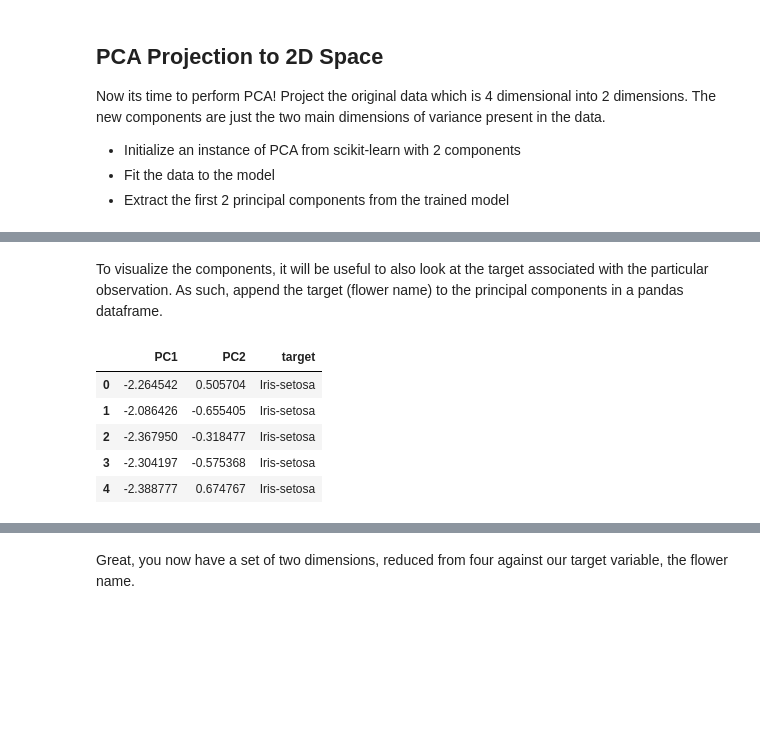
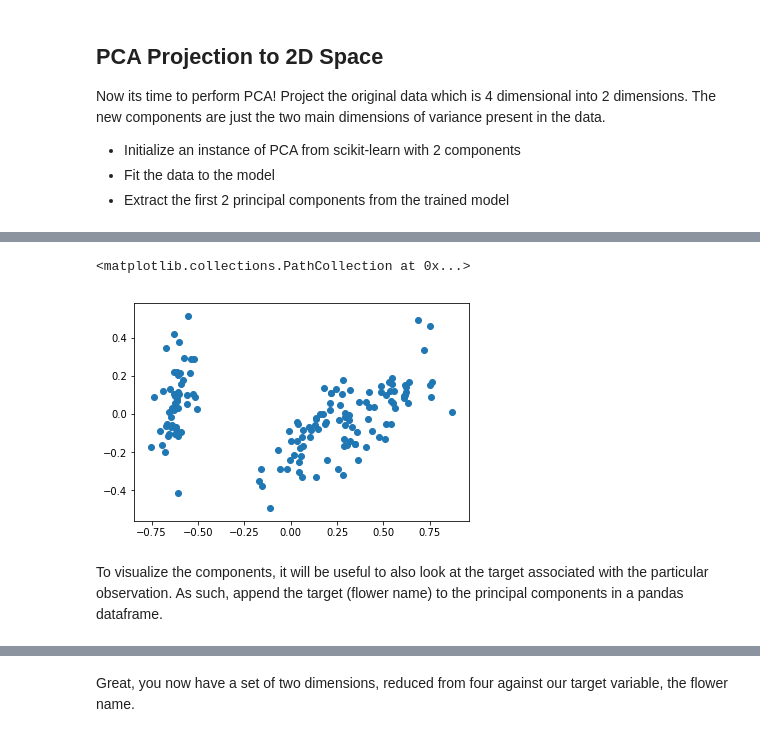
Before and after one commit to giorosati/dsc-3-34-06-performing-principle-component-analysis-online-ds-pt-100118, a Jupyter notebook: index.ipynb, the cells around one changed output, grey strips where cells are left out. Saved outputs shown, nothing was run; the diff lists cells and outputs as text; code cells hidden in the pictures; blank space fills up the shorter version.

```diff
--- a/index.ipynb
+++ b/index.ipynb
@@ -67,6 +92,7 @@ Now its time to perform PCA! Project the original data which is 4 dimensional in
 - Extract the first 2 principal components from the trained model
 # %%
 # Run the PCA algorithm
-
-
-# Your code here
+pca = PCA()
+transformed = pca.fit_transform(features_norm)
+# %%
+trans2 = pd.DataFrame(transformed)
@@ -72,0 +108,3 @@ Now its time to perform PCA! Project the original data which is 4 dimensional in
+# %%
+trans2.drop(2, axis = 1, inplace=True)
+trans2.head()
@@ -72,0 +118,3 @@ Now its time to perform PCA! Project the original data which is 4 dimensional in
+# %%
+trans2.drop(3, axis = 1, inplace=True)
+trans2.head()
@@ -73,15 +128,11 @@ Now its time to perform PCA! Project the original data which is 4 dimensional in
+# %%
+plt.scatter(trans2[0], trans2[1])
+# %% [output]
+<matplotlib.collections.PathCollection at 0x...>
+[figure, added]
 # %% [markdown]
 To visualize the components, it will be useful to also look at the target associated with the particular observation.
 As such, append the target (flower name) to the principal components in a pandas dataframe.
 # %%
-# Create a new dataset fro principal components
-
-
-# Your code here
+# Create a new dataset from principal components
+trans2['Target'] = target
-# %% [output]
-|  | PC1 | PC2 | target |
-| 0 | -2.264542 | 0.505704 | Iris-setosa |
-| 1 | -2.086426 | -0.655405 | Iris-setosa |
-| 2 | -2.367950 | -0.318477 | Iris-setosa |
-| 3 | -2.304197 | -0.575368 | Iris-setosa |
-| 4 | -2.388777 | 0.674767 | Iris-setosa |
```
Also changed, not shown: parts of 18 cells of this notebook.
